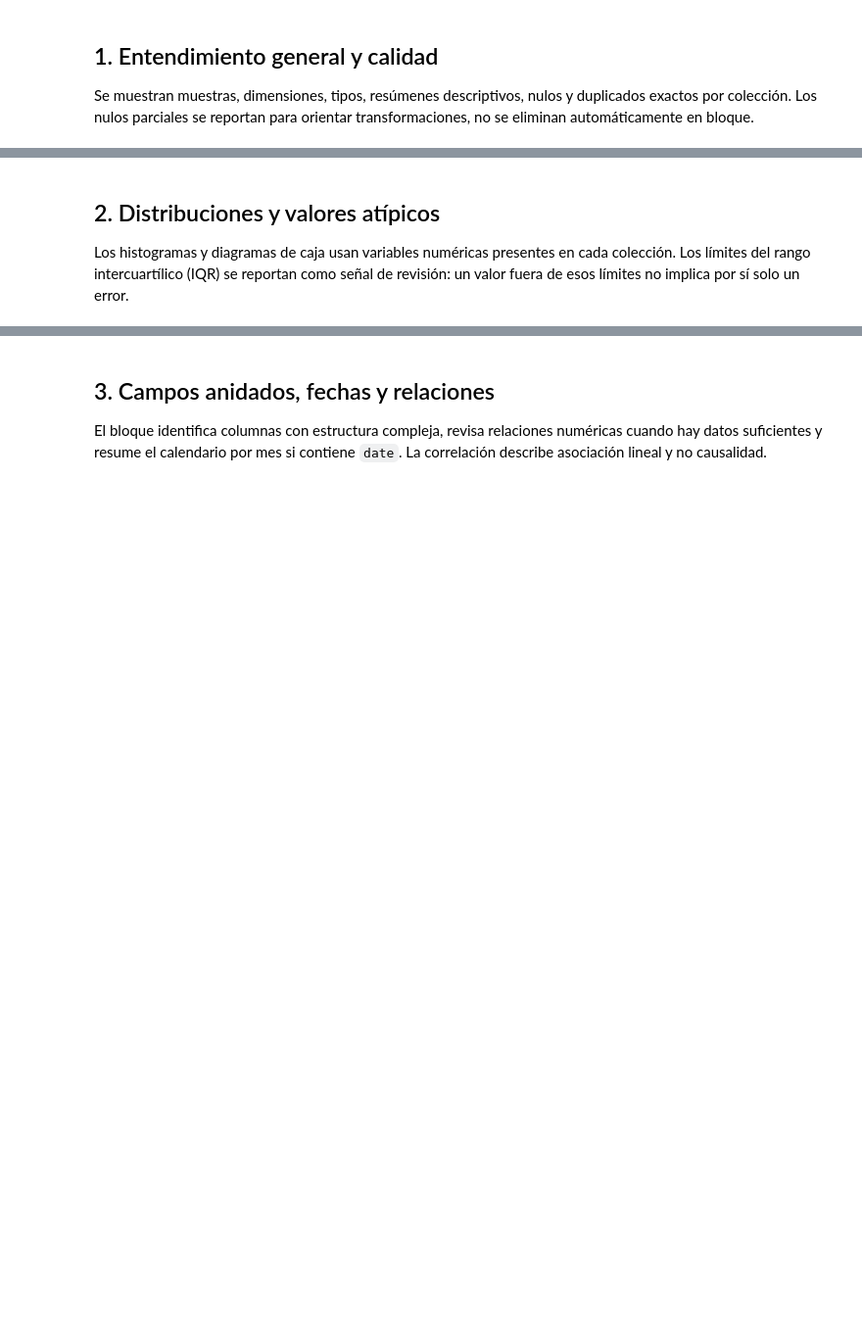
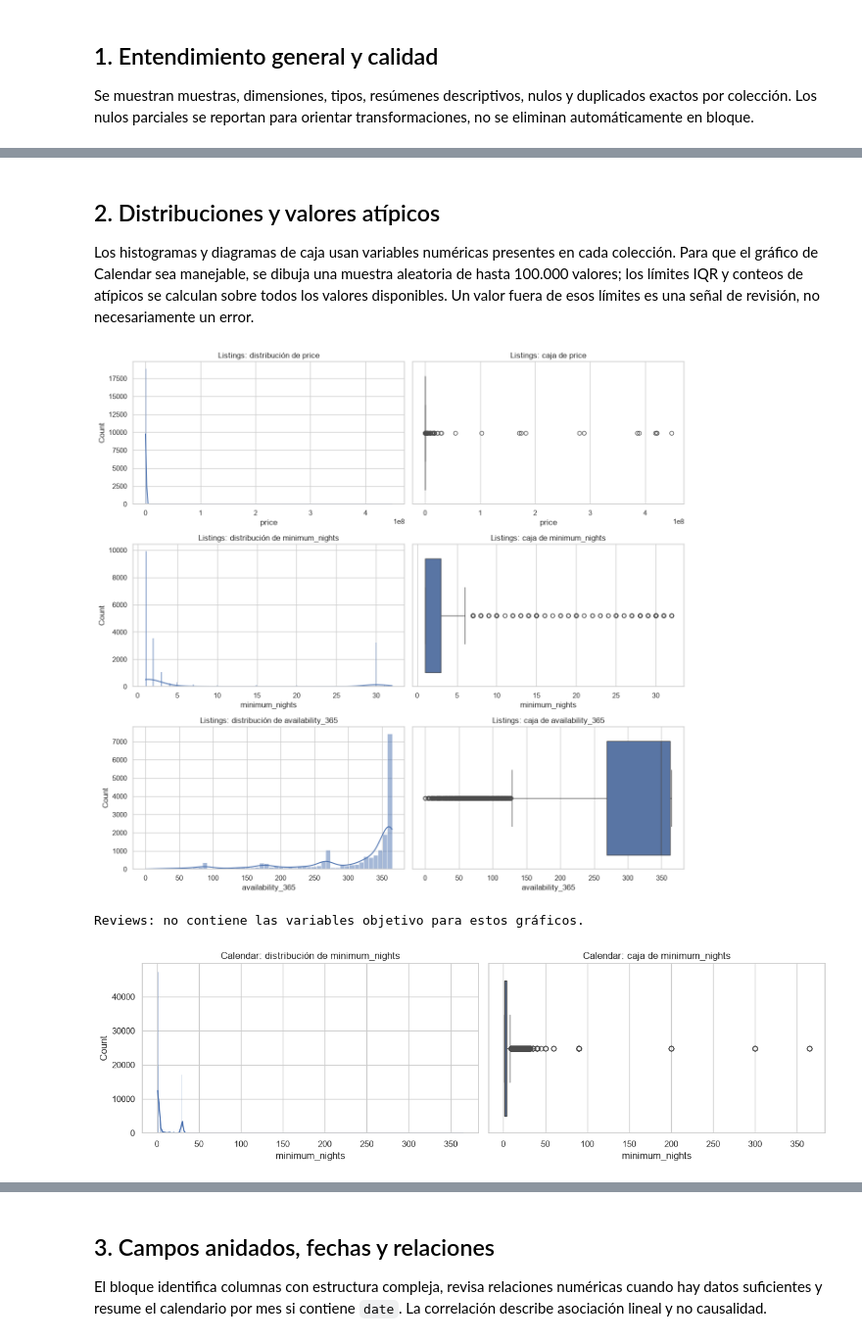
Before and after one commit to alex72hD/TallerETL, a Jupyter notebook: notebooks/exploracion_airbnb.ipynb, the cells around one changed output, grey strips where cells are left out. Shown at 98% size. Saved outputs shown, nothing was run; the diff lists cells and outputs as text; code cells hidden in the pictures; blank space fills up the shorter version.

```diff
--- a/notebooks/exploracion_airbnb.ipynb
+++ b/notebooks/exploracion_airbnb.ipynb
@@ -27,6 +34,25 @@ list(data)
 ## 1. Entendimiento general y calidad
 
 Se muestran muestras, dimensiones, tipos, resúmenes descriptivos, nulos y duplicados exactos por colección. Los nulos parciales se reportan para orientar transformaciones, no se eliminan automáticamente en bloque.
+# %%
+def count_duplicates(frame):
+    """Cuenta duplicados exactos ignorando el identificador técnico de MongoDB."""
+    import json
+
+    comparable = frame.drop(columns=["_id"], errors="ignore").copy()
+    unhashable = [
+        column for column in comparable.columns
+        if comparable[column].map(lambda value: isinstance(value, (list, dict, set))).any()
+    ]
+    for column in unhashable:
+        comparable[column] = comparable[column].map(
+            lambda value: json.dumps(value, ensure_ascii=False, sort_keys=True, default=str)
+            if isinstance(value, (list, dict, tuple))
+            else json.dumps(sorted(value, key=str), ensure_ascii=False, default=str)
+            if isinstance(value, set)
+            else value
+        )
+    return int(comparable.duplicated().sum()), unhashable
 # %%
 quality = {}
 for name, frame in data.items():
@@ -36,12 +62,17 @@ for name, frame in data.items():
     frame.info()
     print("Resumen de variables numéricas:")
     display(frame.describe(include="number").T)
+
     nulls = frame.isna().sum().sort_values(ascending=False)
     nulls = nulls[nulls > 0]
-    duplicates = int(frame.duplicated().sum())
+
+    duplicates, unhashable_cols = count_duplicates(frame)
     quality[name] = {"rows": len(frame), "columns": len(frame.columns),
                      "duplicates": duplicates, "nulls": nulls}
+
     print(f"Duplicados exactos: {duplicates:,}")
+    if unhashable_cols:
+        print(f"Columnas con listas/dicts (convertidas a texto para comparar): {unhashable_cols}")
     print("Nulos por columna (solo columnas con nulos):")
     display(nulls.to_frame("missing_count"))
     print("Variables relevantes disponibles:",
@@ -52,34 +180,41 @@ for name, frame in data.items():
 # %% [markdown]
 ## 2. Distribuciones y valores atípicos
 
-Los histogramas y diagramas de caja usan variables numéricas presentes en cada colección. Los límites del rango intercuartílico (IQR) se reportan como señal de revisión: un valor fuera de esos límites no implica por sí solo un error.
+Los histogramas y diagramas de caja usan variables numéricas presentes en cada colección. Para que el gráfico de Calendar sea manejable, se dibuja una muestra aleatoria de hasta 100.000 valores; los límites IQR y conteos de atípicos se calculan sobre todos los valores disponibles. Un valor fuera de esos límites es una señal de revisión, no necesariamente un error.
 # %%
 variables = ["price", "minimum_nights", "availability_365"]
 outlier_summary = {}
 for name, frame in data.items():
     present = [c for c in variables if c in frame.columns]
     if not present:
         print(f"{name}: no contiene las variables objetivo para estos gráficos.")
         continue
     fig, axes = plt.subplots(len(present), 2, figsize=(13, 4 * len(present)))
     if len(present) == 1:
         axes = [axes]
     for column, (hist_ax, box_ax) in zip(present, axes):
         values = pd.to_numeric(frame[column], errors="coerce").dropna()
-        sns.histplot(values, kde=len(values) > 1, ax=hist_ax)
+        plot_values = values.sample(n=100_000, random_state=42) if len(values) > 100_000 else values
+        sns.histplot(plot_values, kde=len(plot_values) > 1, ax=hist_ax)
         hist_ax.set_title(f"{name}: distribución de {column}")
-        sns.boxplot(x=values, ax=box_ax)
+        sns.boxplot(x=plot_values, ax=box_ax)
         box_ax.set_title(f"{name}: caja de {column}")
         if len(values):
             q1, q3 = values.quantile([0.25, 0.75])
             iqr = q3 - q1
             count = int(((values < q1 - 1.5 * iqr) | (values > q3 + 1.5 * iqr)).sum())
             outlier_summary[(name, column)] = {
                 "n": len(values), "outliers_iqr": count,
+                "q1": q1, "q3": q3,
+                "iqr_low": q1 - 1.5 * iqr, "iqr_high": q3 + 1.5 * iqr,
                 "min": values.min(), "median": values.median(), "max": values.max()
             }
     plt.tight_layout()
     plt.show()
 pd.DataFrame.from_dict(outlier_summary, orient="index").rename_axis(
     ["collection", "variable"]
 )
+# %% [output]
+[figure, added]
+Reviews: no contiene las variables objetivo para estos gráficos.
+[figure, added]
```
Also changed, not shown: parts of 5 cells of this notebook, 13 other files.
